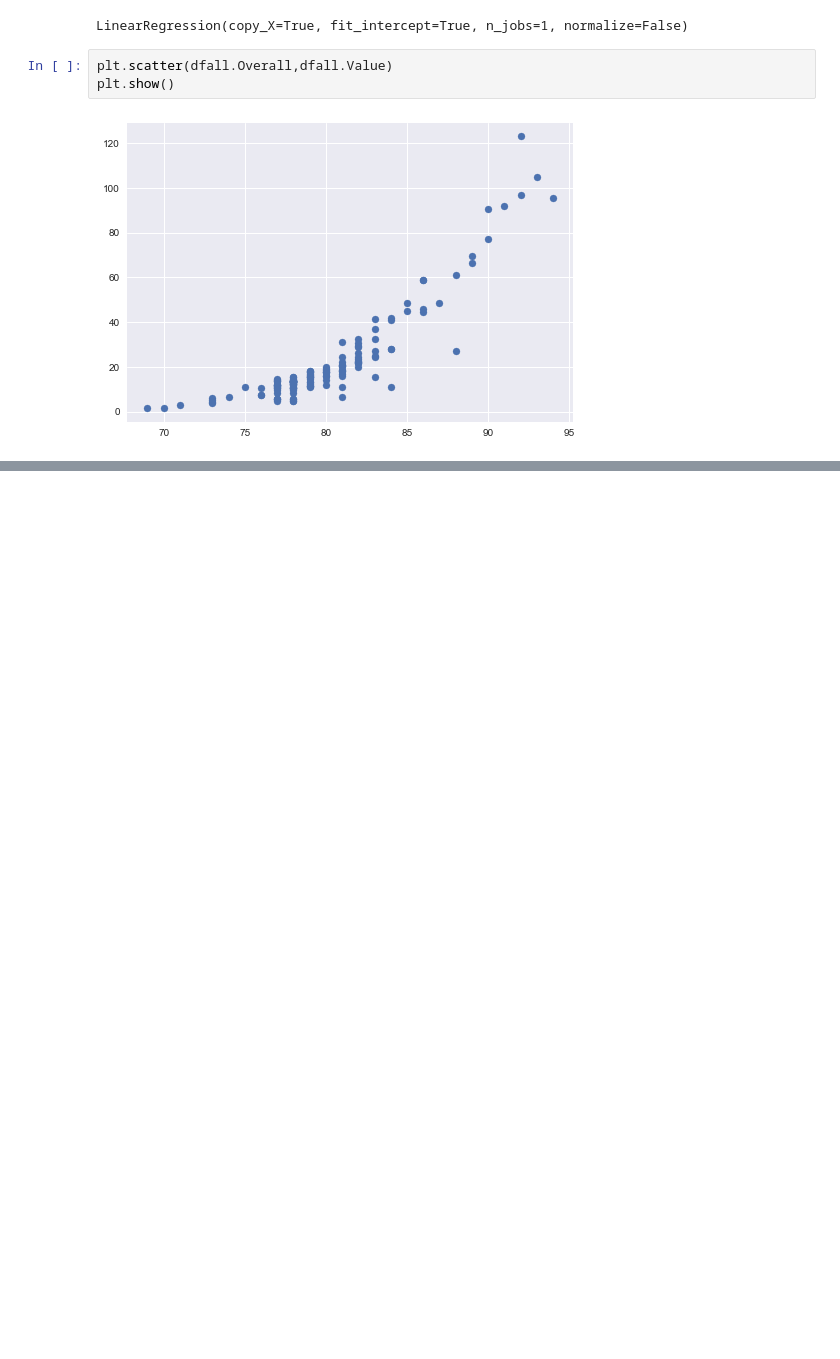
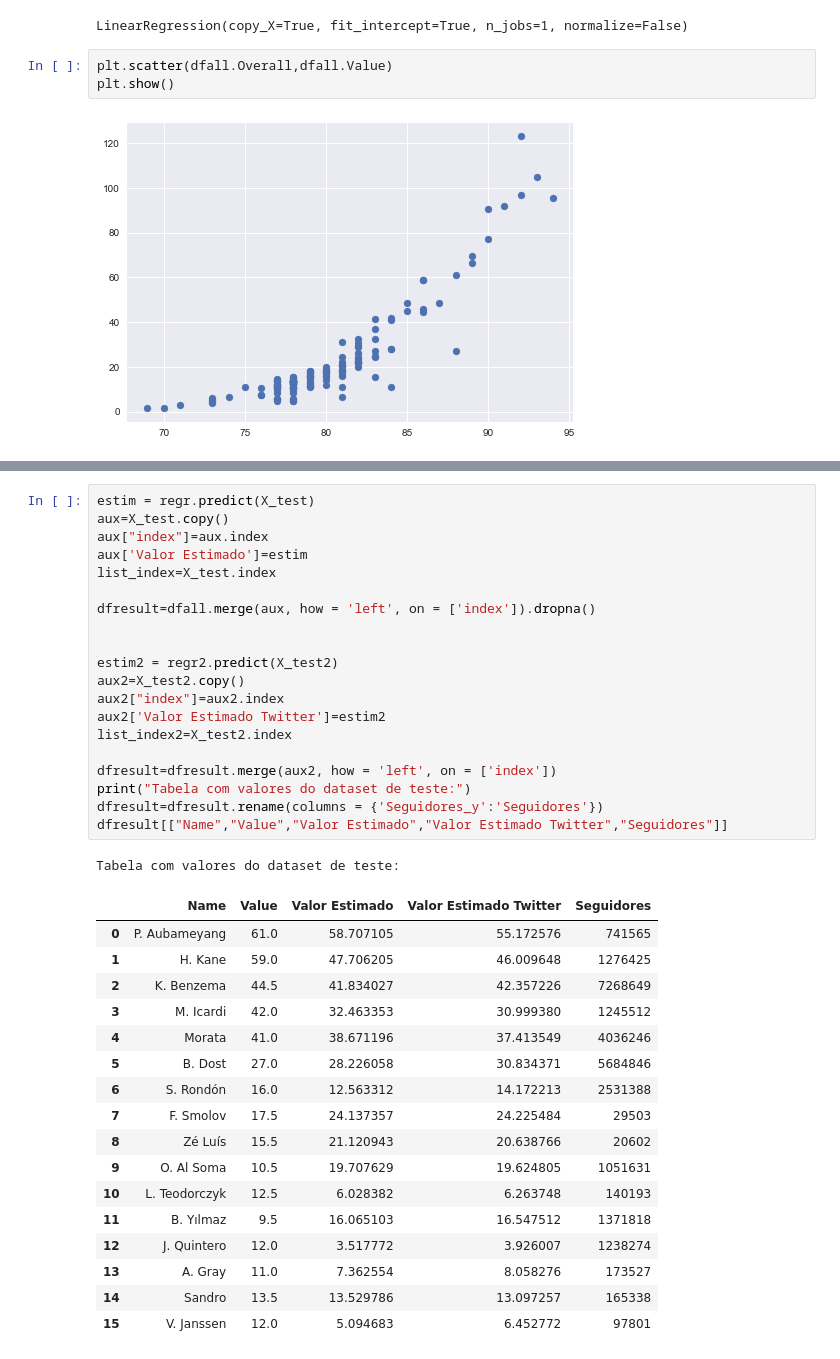
Before and after one commit to Joaogca/ProjetoFinal-CD, a Jupyter notebook: Check-1.ipynb, the cells around one changed output, grey strips where cells are left out. Saved outputs shown, nothing was run; the diff lists cells and outputs as text; blank space fills up the shorter version.

```diff
--- a/Check-1.ipynb
+++ b/Check-1.ipynb
@@ -147,2 +129,41 @@ Warnings:
 strong multicollinearity or other numerical problems.
+# %%
+estim = regr.predict(X_test)
+aux=X_test.copy()
+aux["index"]=aux.index
+aux['Valor Estimado']=estim
+list_index=X_test.index
+
+dfresult=dfall.merge(aux, how = 'left', on = ['index']).dropna()
+
+
+estim2 = regr2.predict(X_test2)
+aux2=X_test2.copy()
+aux2["index"]=aux2.index
+aux2['Valor Estimado Twitter']=estim2
+list_index2=X_test2.index
+
+dfresult=dfresult.merge(aux2, how = 'left', on = ['index'])
+print("Tabela com valores do dataset de teste:")
+dfresult=dfresult.rename(columns = {'Seguidores_y':'Seguidores'})
+dfresult[["Name","Value","Valor Estimado","Valor Estimado Twitter","Seguidores"]]
+# %% [output]
+Tabela com valores do dataset de teste:
+|  | Name | Value | Valor Estimado | Valor Estimado Twitter | Seguidores |
+| 0 | P. Aubameyang | 61.0 | 58.707105 | 55.172576 | 741565 |
+| 1 | H. Kane | 59.0 | 47.706205 | 46.009648 | 1276425 |
+| 2 | K. Benzema | 44.5 | 41.834027 | 42.357226 | 7268649 |
+| 3 | M. Icardi | 42.0 | 32.463353 | 30.999380 | 1245512 |
+| 4 | Morata | 41.0 | 38.671196 | 37.413549 | 4036246 |
+| 5 | B. Dost | 27.0 | 28.226058 | 30.834371 | 5684846 |
+| 6 | S. Rondón | 16.0 | 12.563312 | 14.172213 | 2531388 |
+| 7 | F. Smolov | 17.5 | 24.137357 | 24.225484 | 29503 |
+| 8 | Zé Luís | 15.5 | 21.120943 | 20.638766 | 20602 |
+| 9 | O. Al Soma | 10.5 | 19.707629 | 19.624805 | 1051631 |
+| 10 | L. Teodorczyk | 12.5 | 6.028382 | 6.263748 | 140193 |
+| 11 | B. Yılmaz | 9.5 | 16.065103 | 16.547512 | 1371818 |
+| 12 | J. Quintero | 12.0 | 3.517772 | 3.926007 | 1238274 |
+| 13 | A. Gray | 11.0 | 7.362554 | 8.058276 | 173527 |
+| 14 | Sandro | 13.5 | 13.529786 | 13.097257 | 165338 |
+| 15 | V. Janssen | 12.0 | 5.094683 | 6.452772 | 97801 |
 # %%
```
Also changed, not shown: parts of 6 cells of this notebook.
